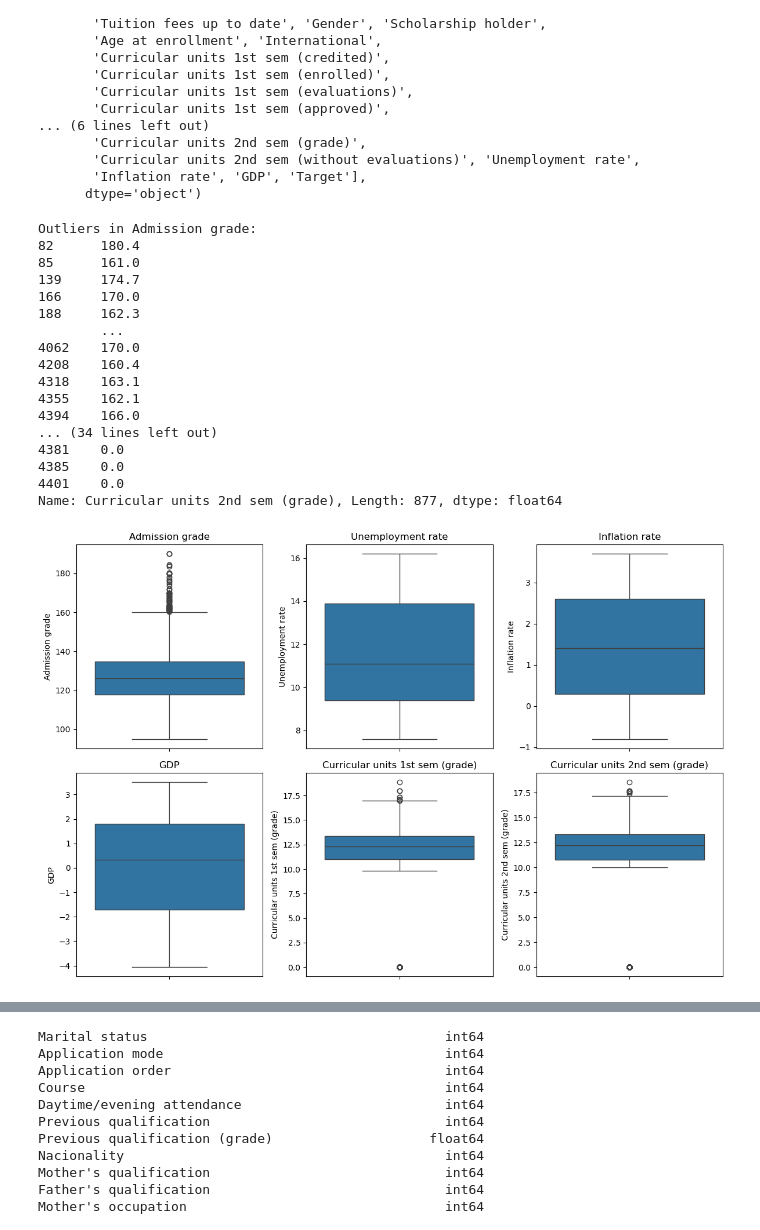
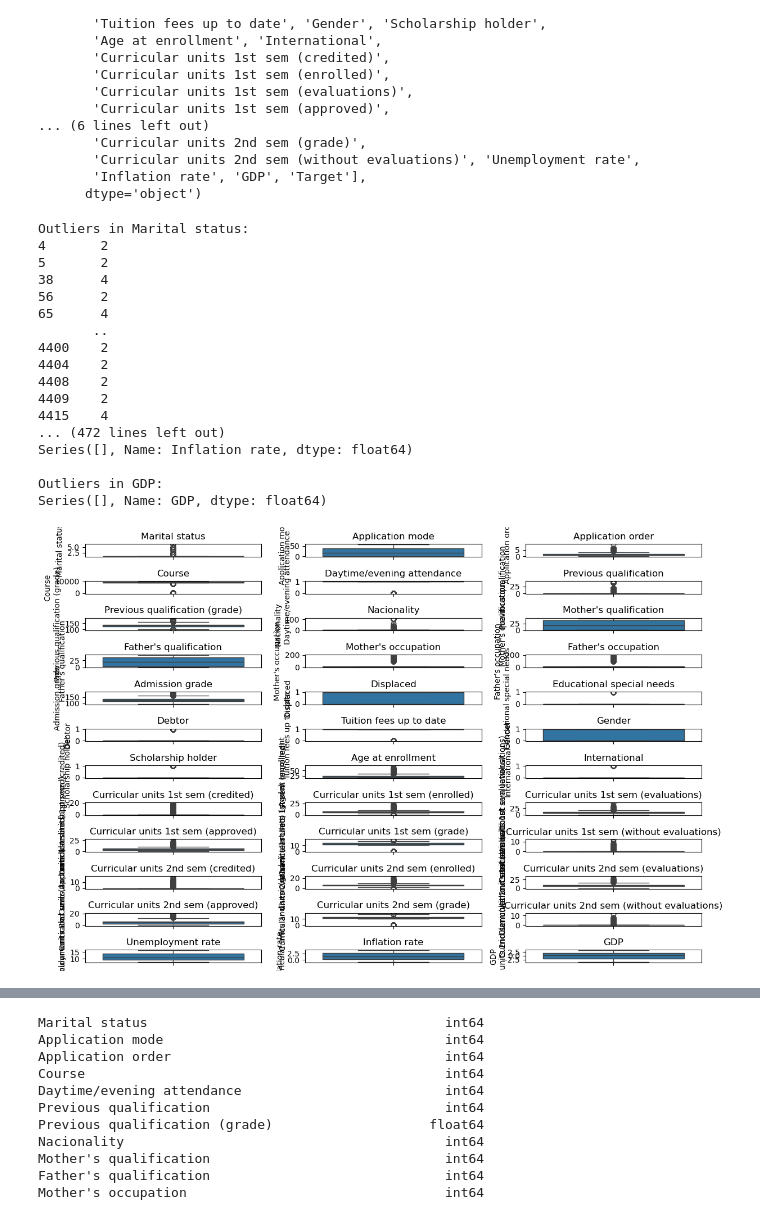
Before and after one commit to matidesalegn/Student-Dropout-Prediction, a Jupyter notebook: notebooks/02_data_cleaning.ipynb, the cells around one changed output, grey strips where cells are left out. Cells and saved outputs as stored; diff of their text form; code cells hidden in the pictures.

Commit message:
After working on the Jupyter notebook containing all exploratory data analysis code and visualizations

```diff
--- a/notebooks/02_data_cleaning.ipynb
+++ b/notebooks/02_data_cleaning.ipynb
@@ -55,6 +56,9 @@ Index(['Marital status', 'Application mode', 'Application order', 'Course',
        'Inflation rate', 'GDP', 'Target'],
       dtype='object')
 # %%
+# Define numerical columns
+num_cols = df.select_dtypes(include=['int64', 'float64']).columns
+
 # Function to detect outliers using IQR
 def detect_outliers(df, num_cols):
     outliers = {}
@@ -78,38 +82,42 @@ outliers_dict = detect_outliers(df, num_cols)
 for col, outliers in outliers_dict.items():
     print(f"Outliers in {col}:\n{outliers}\n")
 # %% [output]
-Outliers in Admission grade:
-82      180.4
-85      161.0
-139     174.7
-166     170.0
-188     162.3
-        ...
-4062    170.0
-4208    160.4
-4318    163.1
-4355    162.1
-4394    166.0
-... (34 lines left out)
-4381    0.0
-4385    0.0
-4401    0.0
-Name: Curricular units 2nd sem (grade), Length: 877, dtype: float64
+Outliers in Marital status:
+4       2
+5       2
+38      4
+56      2
+65      4
+       ..
+4400    2
+4404    2
+4408    2
+4409    2
+4415    4
+... (472 lines left out)
+Series([], Name: Inflation rate, dtype: float64)
+
+Outliers in GDP:
+Series([], Name: GDP, dtype: float64)
 # %%
 import matplotlib.pyplot as plt
 import seaborn as sns
 
+# Calculate the number of rows and columns for subplots
+num_plots = len(num_cols)
+num_rows = (num_plots // 3) + (num_plots % 3 > 0)  # Adjust the number of rows based on the number of plots
+
 # Plot box plots for the numerical columns
 plt.figure(figsize=(12, 8))
 for i, col in enumerate(num_cols):
-    plt.subplot(2, 3, i+1)  # Adjust depending on the number of columns
+    plt.subplot(num_rows, 3, i+1)  # Adjust the layout dynamically
     sns.boxplot(y=df[col])
     plt.title(col)
 
 plt.tight_layout()
 plt.show()
 # %% [output]
-[figure, old version]
+[figure, new version]
 # %%
 # Function to cap outliers based on the 1st and 99th percentiles
 def cap_outliers(df, col):
```
Also changed, not shown: parts of 11 cells of this notebook, 2 other files.
